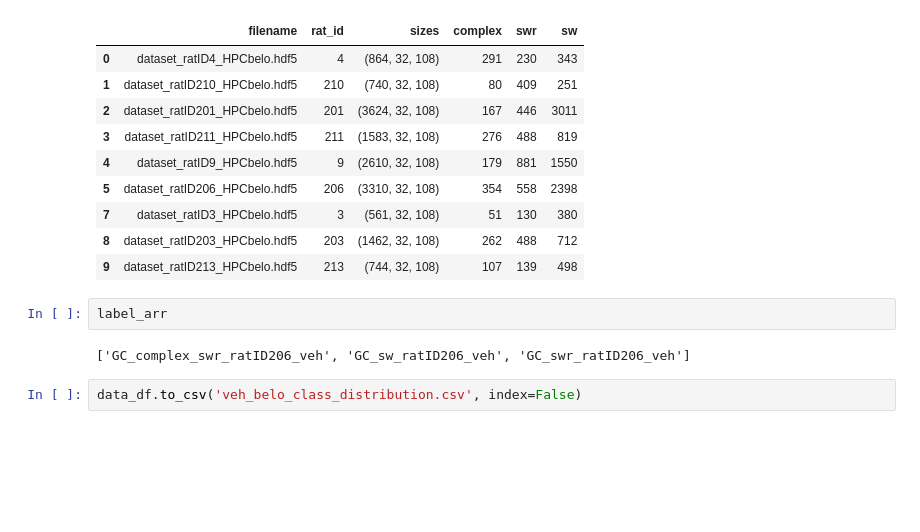
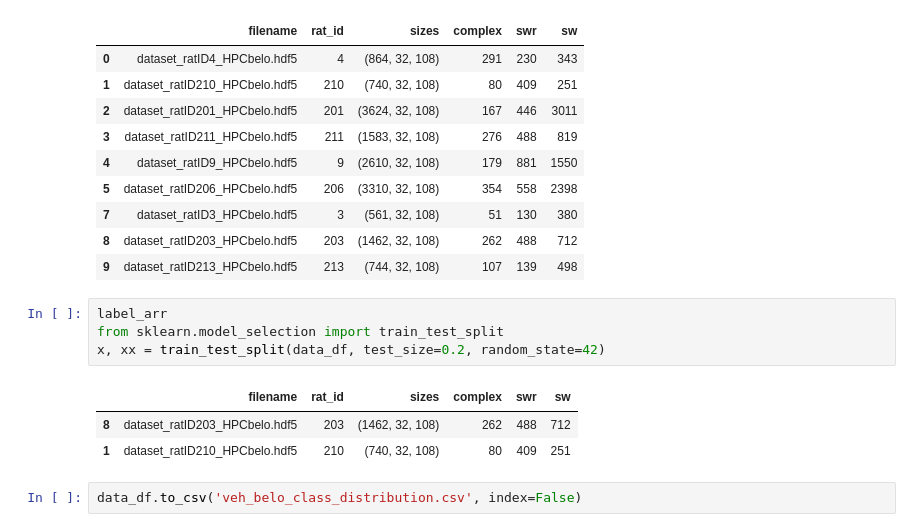
Before and after one commit to genzellab/ripple-classifier, a Jupyter notebook: plots.ipynb, the cells around one changed output. Drawn from its saved outputs; the diff is of its cells as text; blank space fills up the shorter version.

```diff
--- a/plots.ipynb
+++ b/plots.ipynb
@@ -379,9 +379,13 @@ dataset_ratID213_HPCbelo.hdf5
 | 7 | dataset_ratID3_HPCbelo.hdf5 | 3 | (561, 32, 108) | 51 | 130 | 380 |
 | 8 | dataset_ratID203_HPCbelo.hdf5 | 203 | (1462, 32, 108) | 262 | 488 | 712 |
 | 9 | dataset_ratID213_HPCbelo.hdf5 | 213 | (744, 32, 108) | 107 | 139 | 498 |
-# %%
-label_arr
-# %% [output]
-['GC_complex_swr_ratID206_veh', 'GC_sw_ratID206_veh', 'GC_swr_ratID206_veh']
+# %%
+label_arr
+from sklearn.model_selection import train_test_split
+x, xx = train_test_split(data_df, test_size=0.2, random_state=42)
+# %% [output]
+|  | filename | rat_id | sizes | complex | swr | sw |
+| 8 | dataset_ratID203_HPCbelo.hdf5 | 203 | (1462, 32, 108) | 262 | 488 | 712 |
+| 1 | dataset_ratID210_HPCbelo.hdf5 | 210 | (740, 32, 108) | 80 | 409 | 251 |
 # %%
 data_df.to_csv('veh_belo_class_distribution.csv', index=False)
```
Also changed, not shown: 16 other files.
